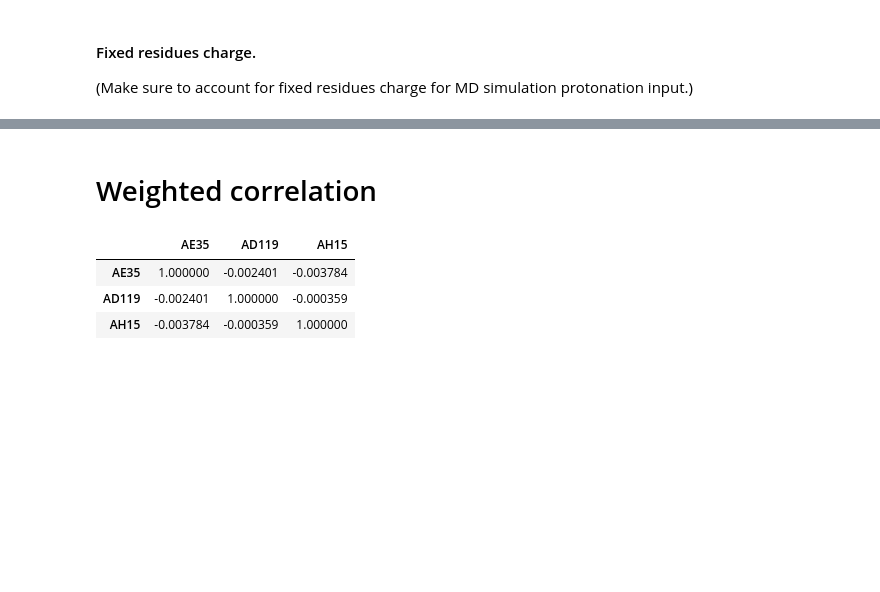
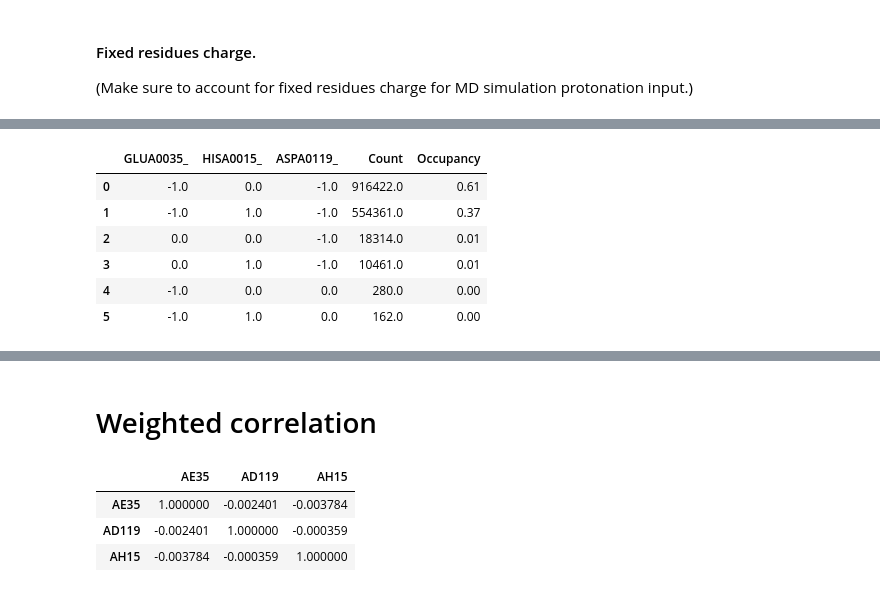
Before and after one commit to Raihancuny/python, a Jupyter notebook: microstate_analysis_code/run_ms_analysis.ipynb, the cells around one changed output, grey strips where cells are left out. Drawn from its saved outputs; the diff is of its cells as text; code cells hidden in the pictures; blank space fills up the shorter version.

```diff
--- a/microstate_analysis_code/run_ms_analysis.ipynb
+++ b/microstate_analysis_code/run_ms_analysis.ipynb
@@ -68,0 +91,7 @@ msout_file = "ms_out/pH7eH0ms.txt"
+# %%
+if not msa.conformers:
+    # redo with the appropriate head3.lst path:
+    msa.conformers = msa.read_conformers(h3_path)
+
+n_conformers = len(msa.conformers)
+print(f"Conformers count: {n_conformers:,}")
@@ -638,0 +355,11 @@ df_chosen_res_renamed
+# %%
+# Save all_crg_count_res DataFrame to a CSV file:
+# Due to column size issue in excel for large sytem. We save all_crg_count_res in csv format.
+crg_count_csv = output_dir.joinpath("all_crg_count_res.csv")
+
+try:
+    all_crg_count_res.to_csv(crg_count_csv, header=True)
+    print(f"DataFrame all_crg_count_res saved to {crg_count_csv!s}.")
+
+except Exception as e:
+    print(f"Error occurred while saving all_crg_count_res to csv file: {str(e)}")
@@ -638,0 +415,20 @@ df_chosen_res_renamed
+# %%
+# this is for demo: choose your favorite resids:
+
+# Here the list supplied must be conformer ids:
+choose_res = ["GLUA0035_", "HISA0015_", "ASPA0119_"]
+
+df_choose_res_data = msa.choose_res_data(all_crg_count_std, choose_res)
+df_choose_res_data["Occupancy"] = round(df_choose_res_data["Count"]/sum(df_choose_res_data["Count"]), 2)
+df_choose_res_data
+
+outfile = output_dir.joinpath("cluster4_crg_count_res_june06_king.csv")
+df_choose_res_data.to_csv(outfile, header=True)
+# %% [output]
+|  | GLUA0035_ | HISA0015_ | ASPA0119_ | Count | Occupancy |
+| 0 | -1.0 | 0.0 | -1.0 | 916422.0 | 0.61 |
+| 1 | -1.0 | 1.0 | -1.0 | 554361.0 | 0.37 |
+| 2 | 0.0 | 0.0 | -1.0 | 18314.0 | 0.01 |
+| 3 | 0.0 | 1.0 | -1.0 | 10461.0 | 0.01 |
+| 4 | -1.0 | 0.0 | 0.0 | 280.0 | 0.00 |
+| 5 | -1.0 | 1.0 | 0.0 | 162.0 | 0.00 |
```
Also changed, not shown: parts of 115 cells of this notebook, 11 other files.
